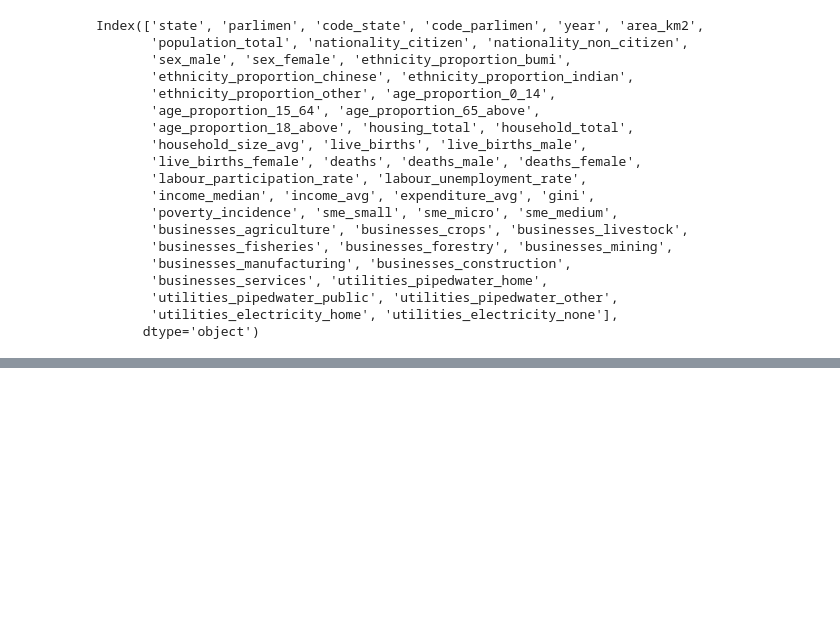
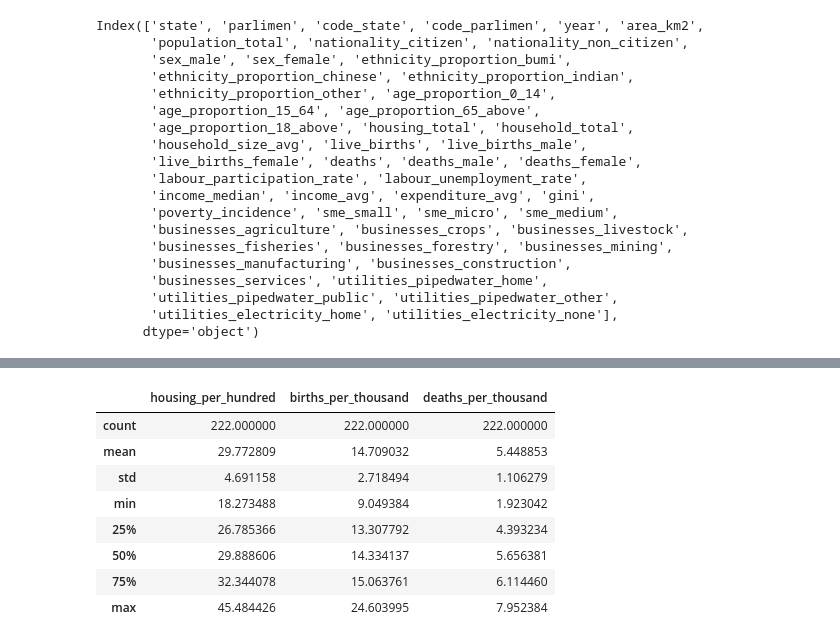
Before and after one commit to botsunny/FIT3179-Asgn-2, a Jupyter notebook: data/wrangling.ipynb, the cells around one changed output, grey strips where cells are left out. Drawn from its saved outputs; the diff is of its cells as text; code cells hidden in the pictures; blank space fills up the shorter version.

Commit message:
Updated social CSV.

```diff
--- a/data/wrangling.ipynb
+++ b/data/wrangling.ipynb
@@ -245,0 +249,9 @@ array(['live_births', 'deaths', 'labour_unemployment_rate',
+# %%
+social_int = census[['parlimen']]
+# social_int['population_density_norm'] = census['population_total'] / census['area_km2']
+# social_int['household_size_avg_norm'] = census['household_size_avg']
+# social_int['population_density_norm'] = scaler.fit_transform(social_int[['population_density_norm']])
+# social_int['household_size_avg_norm'] = scaler.fit_transform(social_int[['household_size_avg_norm']])
+social_int['housing_per_hundred'] = census['housing_total'] / census['population_total'] * 100
+social_int['births_per_thousand'] = census['live_births'] / census['population_total'] * 1000
+social_int['deaths_per_thousand'] = census['deaths'] / census['population_total'] * 1000
@@ -245,0 +274,12 @@ array(['live_births', 'deaths', 'labour_unemployment_rate',
+# %%
+social_int.describe()
+# %% [output]
+|  | housing_per_hundred | births_per_thousand | deaths_per_thousand |
+| count | 222.000000 | 222.000000 | 222.000000 |
+| mean | 29.772809 | 14.709032 | 5.448853 |
+| std | 4.691158 | 2.718494 | 1.106279 |
+| min | 18.273488 | 9.049384 | 1.923042 |
+| 25% | 26.785366 | 13.307792 | 4.393234 |
+| 50% | 29.888606 | 14.334137 | 5.656381 |
+| 75% | 32.344078 | 15.063761 | 6.114460 |
+| max | 45.484426 | 24.603995 | 7.952384 |
```
Also changed, not shown: parts of 10 cells of this notebook, 1 other file.
